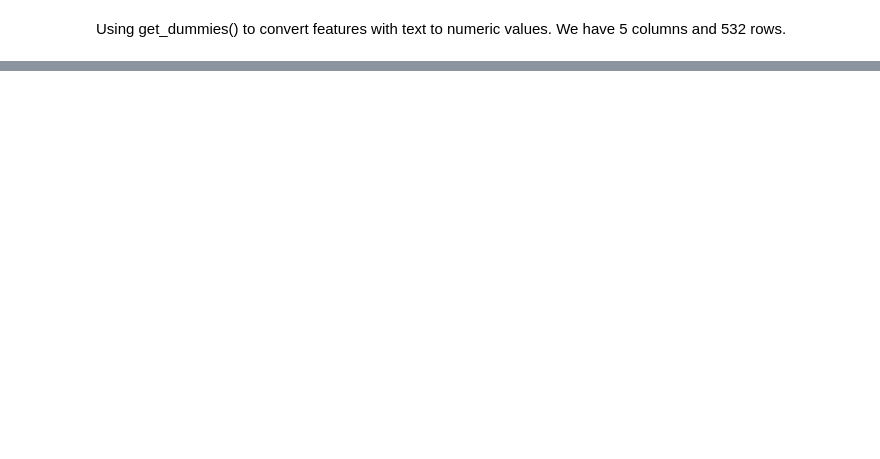
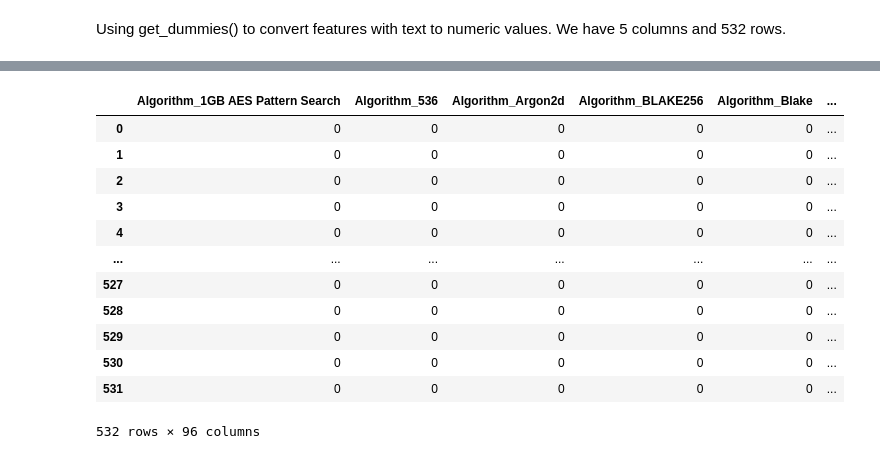
Before and after one commit to savi09/cryptocurrency, a Jupyter notebook: crypto.ipynb, the cells around one changed output, grey strips where cells are left out. Saved outputs shown, nothing was run; the diff lists cells and outputs as text; code cells hidden in the pictures; blank space fills up the shorter version.

```diff
--- a/crypto.ipynb
+++ b/crypto.ipynb
@@ -141,0 +202,17 @@ Wow! The number of columns increased by 94!
+# %%
+crypto_8 = crypto_7.drop(columns=['index'])
+crypto_8
+# %% [output]
+|  | Algorithm_1GB AES Pattern Search | Algorithm_536 | Algorithm_Argon2d | Algorithm_BLAKE256 | Algorithm_Blake | ... |
+| 0 | 0 | 0 | 0 | 0 | 0 | ... |
+| 1 | 0 | 0 | 0 | 0 | 0 | ... |
+| 2 | 0 | 0 | 0 | 0 | 0 | ... |
+| 3 | 0 | 0 | 0 | 0 | 0 | ... |
+| 4 | 0 | 0 | 0 | 0 | 0 | ... |
+| ... | ... | ... | ... | ... | ... | ... |
+| 527 | 0 | 0 | 0 | 0 | 0 | ... |
+| 528 | 0 | 0 | 0 | 0 | 0 | ... |
+| 529 | 0 | 0 | 0 | 0 | 0 | ... |
+| 530 | 0 | 0 | 0 | 0 | 0 | ... |
+| 531 | 0 | 0 | 0 | 0 | 0 | ... |
+532 rows × 96 columns
```
Also changed, not shown: parts of 11 cells of this notebook.
